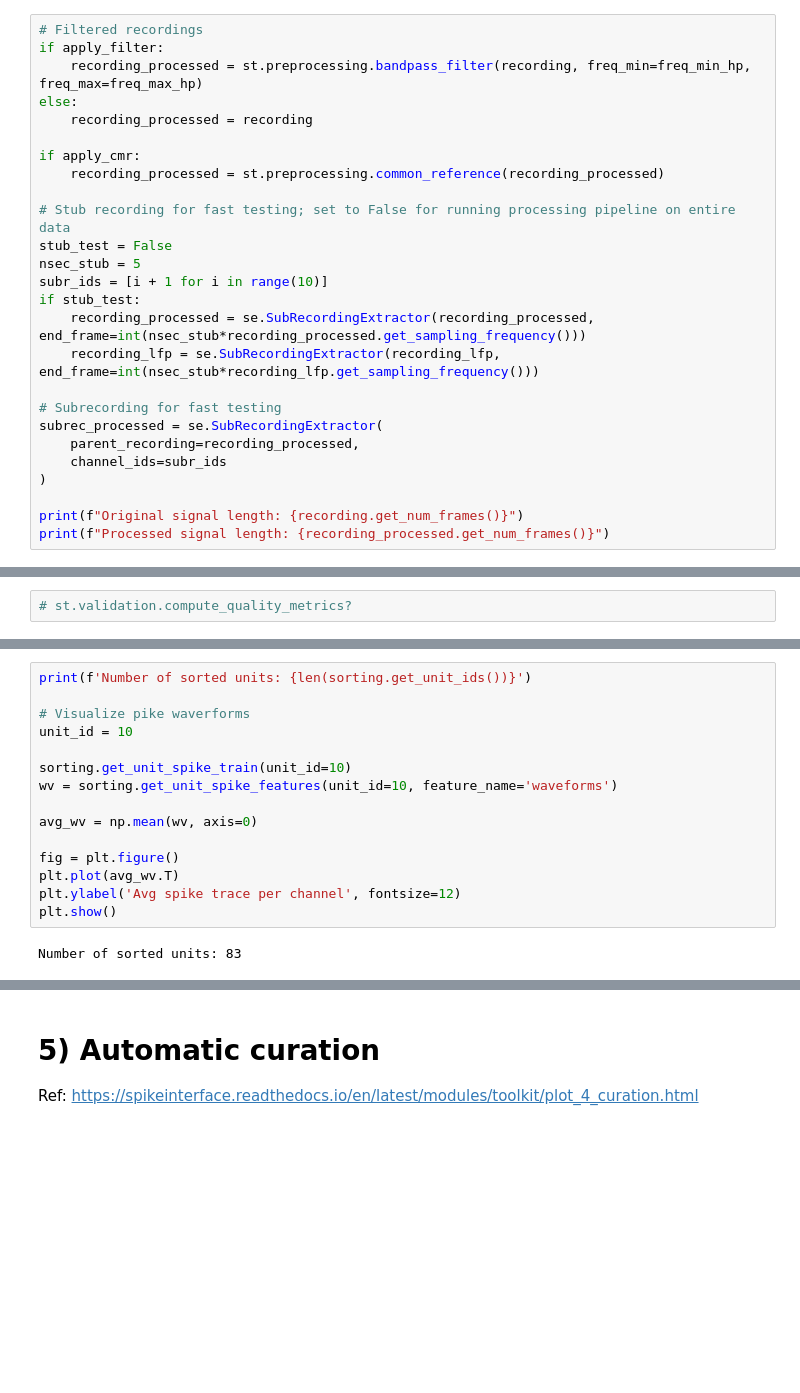
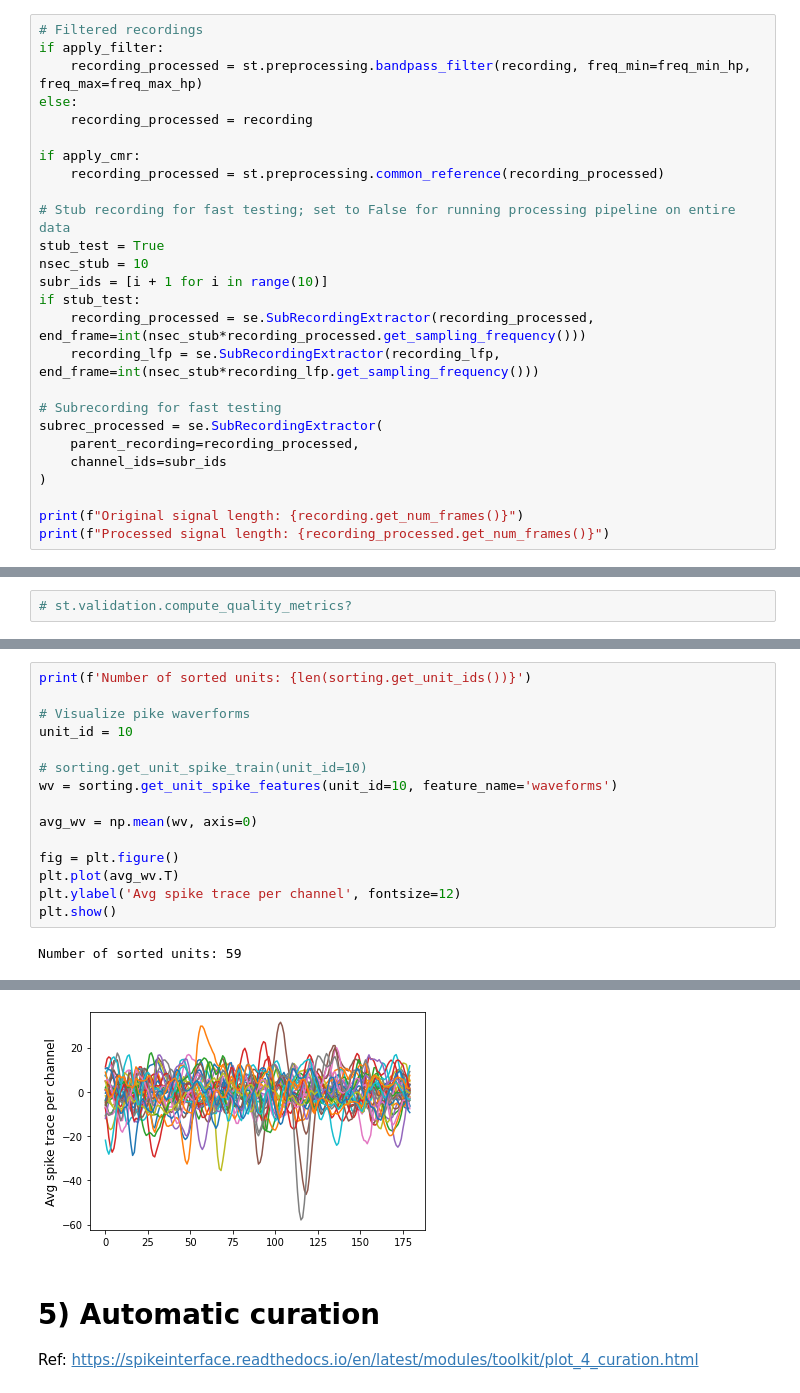
Before and after one commit to catalystneuro/movshon-lab-to-nwb, a Jupyter notebook: tutorials/openephys_spikeinterface_pipeline.ipynb, the cells around one changed output, grey strips where cells are left out. Cells and saved outputs as stored; diff of their text form; blank space fills up the shorter version.

```diff
--- a/tutorials/openephys_spikeinterface_pipeline.ipynb
+++ b/tutorials/openephys_spikeinterface_pipeline.ipynb
@@ -94,8 +92,8 @@ if apply_cmr:
     recording_processed = st.preprocessing.common_reference(recording_processed)
 
 # Stub recording for fast testing; set to False for running processing pipeline on entire data
-stub_test = False
-nsec_stub = 5
+stub_test = True
+nsec_stub = 10
 subr_ids = [i + 1 for i in range(10)]
 if stub_test:
     recording_processed = se.SubRecordingExtractor(recording_processed, end_frame=int(nsec_stub*recording_processed.get_sampling_frequency()))
@@ -264,7 +257,7 @@ print(f'Number of sorted units: {len(sorting.get_unit_ids())}')
 # Visualize pike waverforms
 unit_id = 10
 
-sorting.get_unit_spike_train(unit_id=10)
+# sorting.get_unit_spike_train(unit_id=10)
 wv = sorting.get_unit_spike_features(unit_id=10, feature_name='waveforms')
 
 avg_wv = np.mean(wv, axis=0)
@@ -274,4 +267,4 @@ plt.plot(avg_wv.T)
 plt.ylabel('Avg spike trace per channel', fontsize=12)
 plt.show()
 # %% [output]
-Number of sorted units: 83
+Number of sorted units: 59
@@ -280,3 +271,4 @@ Number of sorted units: 83
+[figure, added]
 # %% [markdown]
 # 5) Automatic curation
 Ref: https://spikeinterface.readthedocs.io/en/latest/modules/toolkit/plot_4_curation.html
```
Also changed, not shown: parts of 14 cells of this notebook, 6 other files.
